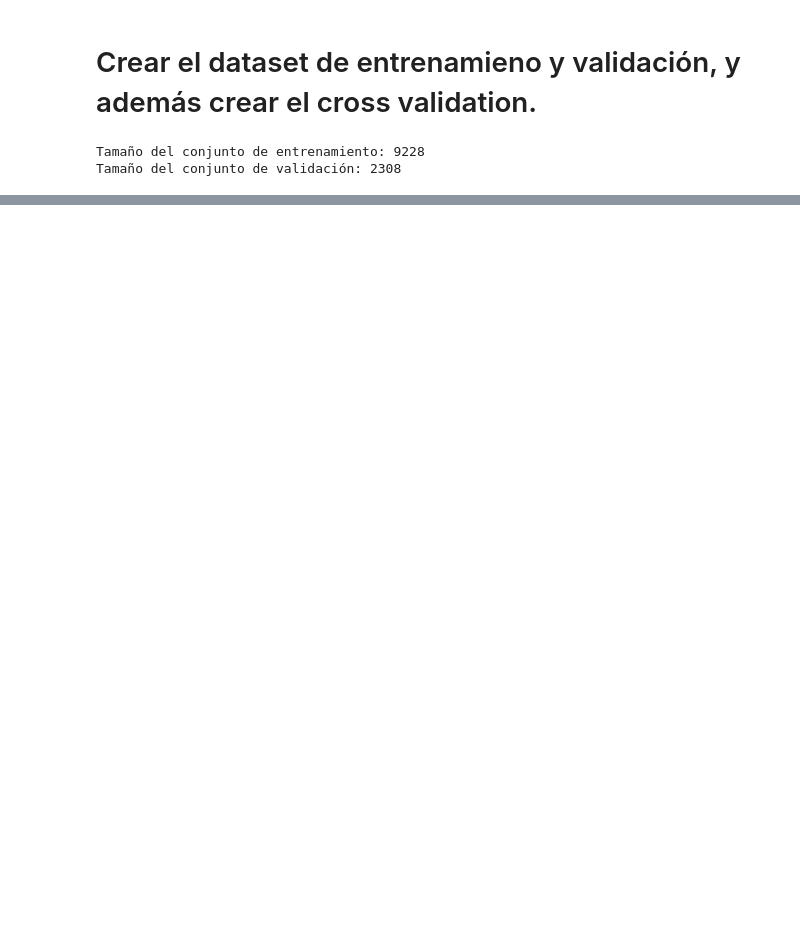
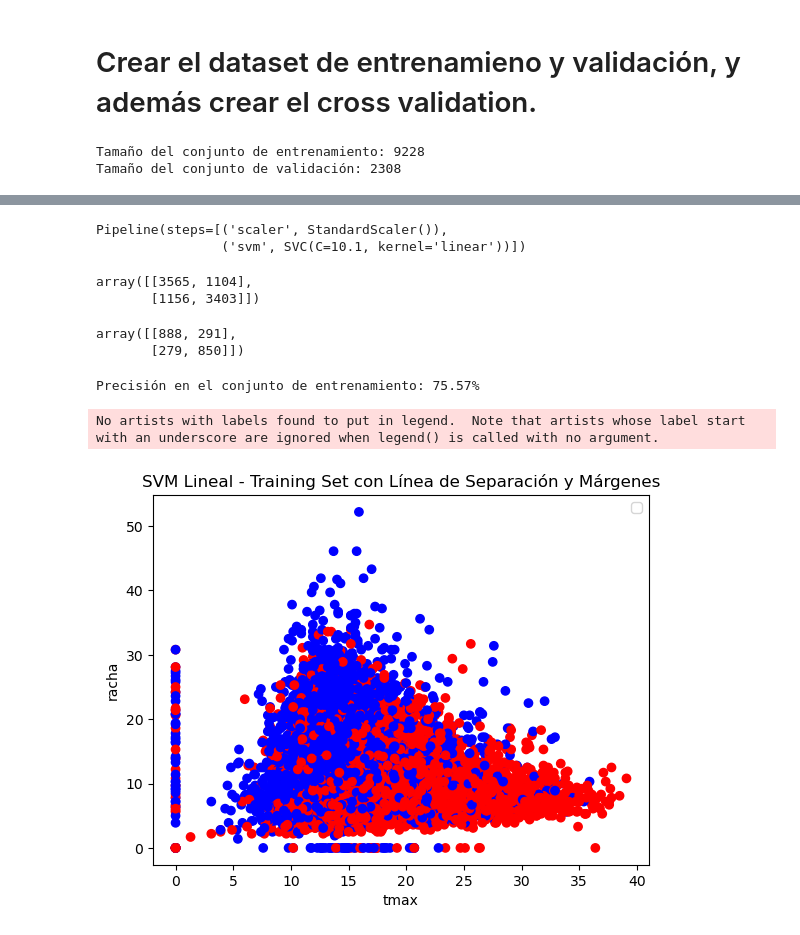
Before and after one commit to Geronimo-Basso/artificial-intelligence-data-analysis, a Jupyter notebook: practica-2/practica-2-svm.ipynb, the cells around one changed output, grey strips where cells are left out. Cells and saved outputs as stored; diff of their text form; code cells hidden in the pictures; blank space fills up the shorter version.

```diff
--- a/practica-2/practica-2-svm.ipynb
+++ b/practica-2/practica-2-svm.ipynb
@@ -100,0 +123,14 @@ Tamaño del conjunto de validación: 2308
+# %%
+# Establecer la semilla para reproducibilidad
+np.random.seed(150)
+
+linear_svm_pipeline = Pipeline([
+    ('scaler', StandardScaler()),
+    ('svm', SVC(kernel='linear'))
+])
+
+linear_svm_params = {'svm__C': np.arange(0.1, 11, 1)}
+# %%
+# Entrenar el modelo con GridSearchCV para ajustar los hiperparámetros
+linear_svm_grid = GridSearchCV(linear_svm_pipeline, linear_svm_params, scoring='accuracy', cv=metodo_control_cv)
+linear_svm_grid.fit(X_train, y_train)
@@ -100,0 +143,7 @@ Tamaño del conjunto de validación: 2308
+# %%
+# Obtener el mejor modelo
+best_linear_svm_model = linear_svm_grid.best_estimator_
+print(best_linear_svm_model)
+# %% [output]
+Pipeline(steps=[('scaler', StandardScaler()),
+                ('svm', SVC(C=10.1, kernel='linear'))])
@@ -100,0 +159,55 @@ Tamaño del conjunto de validación: 2308
+# %%
+linear_svm_train_conf_matrix
+# %% [output]
+array([[3565, 1104],
+       [1156, 3403]])
+# %%
+linear_svm_test_conf_matrix
+# %% [output]
+array([[888, 291],
+       [279, 850]])
+# %%
+# Predecir las etiquetas para el conjunto de entrenamiento
+y_pred_train = best_linear_svm_model.predict(X_train)
+
+# Calcular y mostrar la precisión del modelo en el conjunto de entrenamiento
+precision_entrenamiento = accuracy_score(y_train, y_pred_train)
+print(f"Precisión en el conjunto de entrenamiento: {precision_entrenamiento:.2%}")
+# %% [output]
+Precisión en el conjunto de entrenamiento: 75.57%
+# %%
+support_vectors = best_linear_svm_model.named_steps['svm'].support_vectors_
+# Visualization setup for 'tmax' and 'racha'
+plt.scatter(X_train['tmax'], X_train['racha'], c=y_train.map({'NO': 'red', 'YES': 'blue'}))
+ax = plt.gca()
+xlim = ax.get_xlim()
+ylim = ax.get_ylim()
+
+# Create meshgrid for 'tmax' and 'racha'
+xx, yy = np.meshgrid(np.linspace(xlim[0], xlim[1], 50), np.linspace(ylim[0], ylim[1], 50))
+
+# Get average values for other features
+average_values = X_train.mean()
+
+# Prepare full dataset for prediction
+full_data = np.c_[xx.ravel(), yy.ravel()]
+for feature in X_train.columns:
+    if feature not in ['tmax', 'racha']:
+        full_data = np.c_[full_data, np.full(full_data.shape[0], average_values[feature])]
+
+# Use the full dataset for prediction
+Z = best_linear_svm_model.decision_function(full_data)
+Z = Z.reshape(xx.shape)
+
+# Plot the decision boundary
+ax.contour(xx, yy, Z, colors='k', levels=[-1, 0, 1], alpha=0.5, linestyles=['--', '-', '--'])
+
+# Etiquetas y título
+plt.title("SVM Lineal - Training Set con Línea de Separación y Márgenes")
+plt.xlabel("tmax")
+plt.ylabel("racha")
+plt.legend()
+plt.show()
+# %% [output]
+No artists with labels found to put in legend.  Note that artists whose label start with an underscore are ignored when legend() is called with no argument.
+[figure, added]
```
Also changed, not shown: parts of 35 cells of this notebook, 3 other files.
